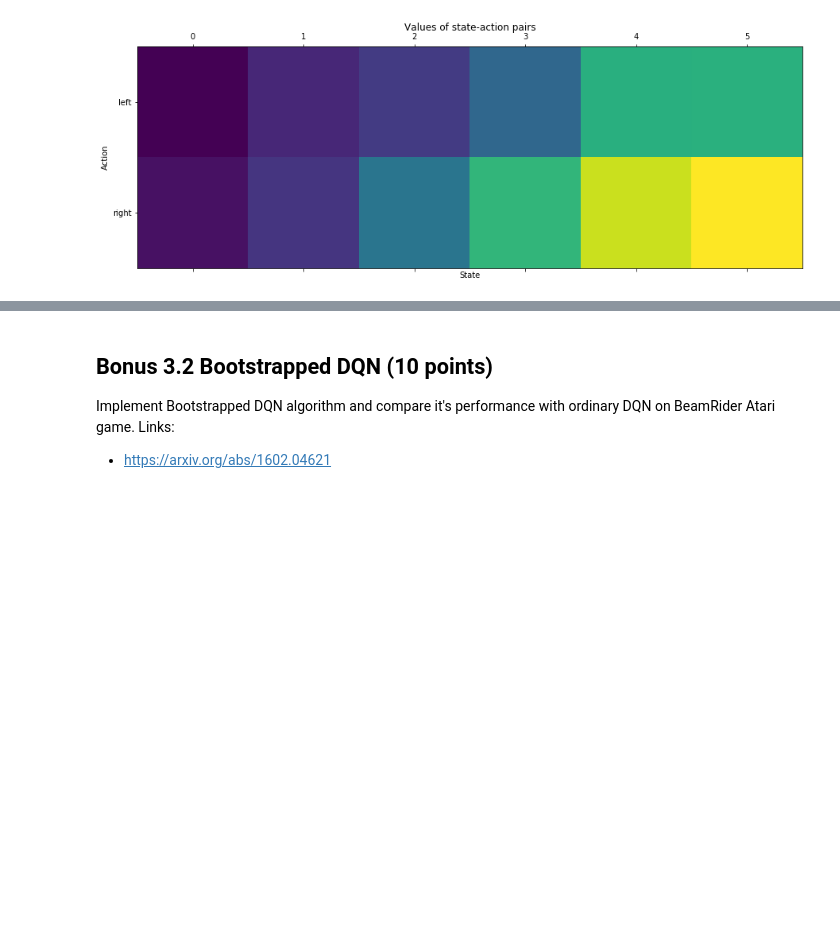
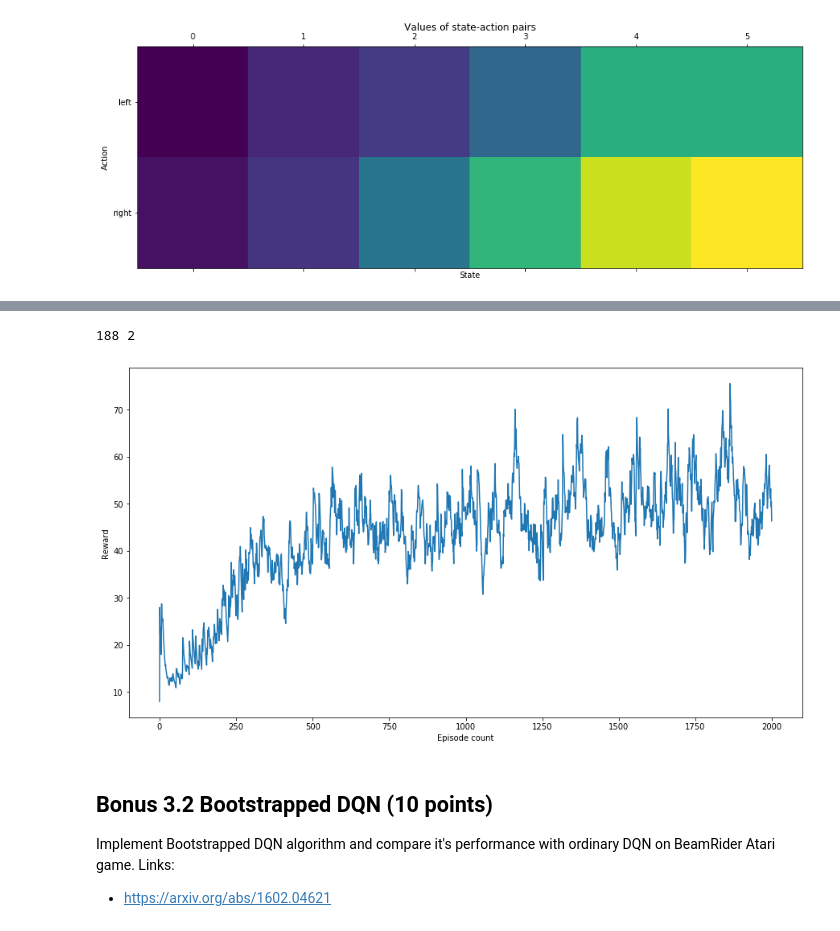
Before and after one commit to pkuderov/Practical_RL, a Jupyter notebook: week05_explore/week5.ipynb, the cells around one changed output, grey strips where cells are left out. Cells and saved outputs as stored; diff of their text form; code cells hidden in the pictures; blank space fills up the shorter version.

```diff
--- a/week05_explore/week5.ipynb
+++ b/week05_explore/week5.ipynb
@@ -993,0 +1130,46 @@ plot_policy(agent)
+# %%
+def train_mdp_agent(agent, env, n_episodes):
+    episode_rewards = []
+
+    for ep in range(n_episodes):
+        state, ep_reward, is_done = env.reset(), 0, False
+        agent.start_episode()
+        while not is_done:
+            action = agent.get_action(state)
+
+            next_state, reward, is_done, _ = env.step(action)
+            if is_done:
+                reward = 0
+            agent.update(state, action, reward, next_state)
+
+            state = next_state
+            ep_reward += reward
+
+        episode_rewards.append(ep_reward)
+    return episode_rewards
+# %%
+from pandas import DataFrame
+from IPython.display import clear_output
+
+moving_average = lambda x, **kw: DataFrame(
+    {'x': np.asarray(x)}).x.ewm(**kw).mean().values
+
+horizon = 20
+# env = RiverSwimEnv(max_steps=horizon)
+agent = PsrlAgent(env.n_states, env.n_actions, horizon=horizon)
+rewards = []
+# %% [output]
+188 2
+# %%
+n, k = 2000, 40
+for i in range(n // k):
+    rewards.extend(train_mdp_agent(agent, env, k))
+
+    clear_output(True)
+    plt.figure(figsize=(15, 8))
+    plt.plot(moving_average(np.array(rewards), alpha=0.1))
+    plt.xlabel("Episode count")
+    plt.ylabel("Reward")
+    plt.show()
+# %% [output]
+[figure, added]
```
Also changed, not shown: parts of 6 cells of this notebook.
